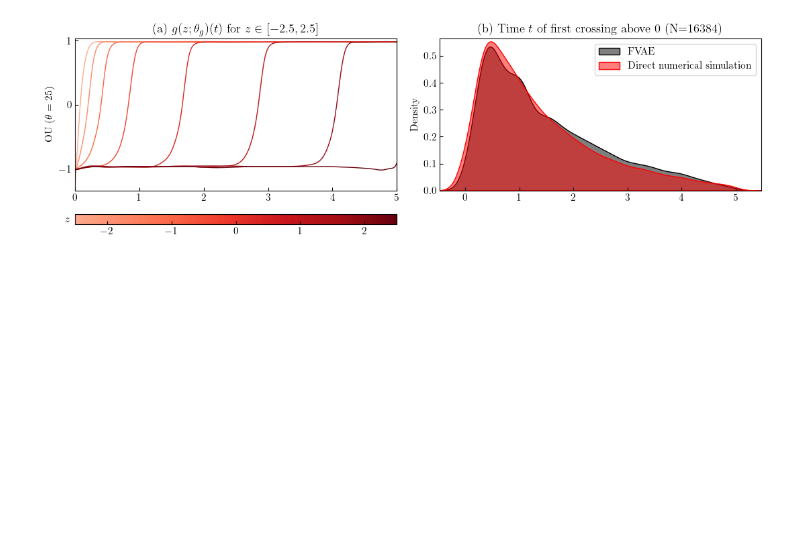
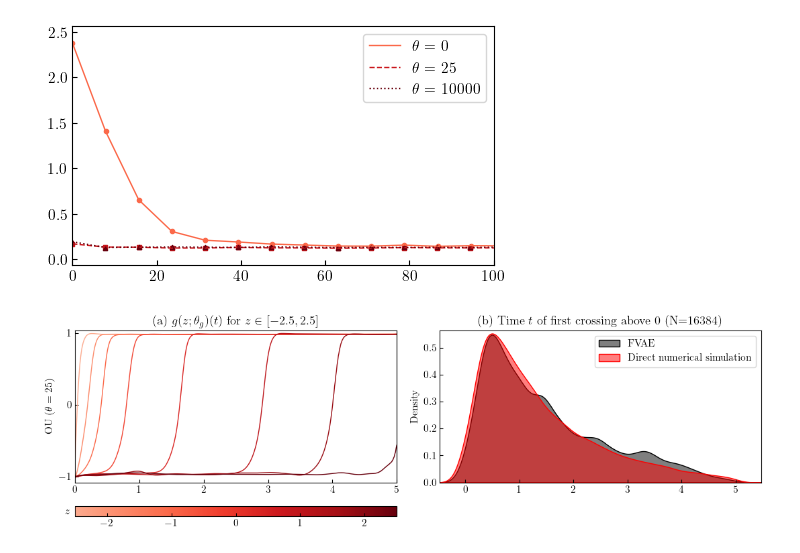
Before and after one commit to htlambley/functional_autoencoders, a Jupyter notebook: experiments/exp_sde1d/visualizations.ipynb, the cells around one changed output. Cells and saved outputs as stored; diff of their text form; code cells hidden in the pictures; blank space fills up the shorter version.

Commit message:
Add mse vs wallclock for sde1d

```diff
--- a/experiments/exp_sde1d/visualizations.ipynb
+++ b/experiments/exp_sde1d/visualizations.ipynb
@@ -104,3 +105,31 @@ if SAVE_DIR is not None:
+# %%
+data_output_dir = f"../../tmp/experiments/exp_sde1d/data/"
+mse_test_losses_per_theta_over_time = get_mse_losses_per_quantity_over_time(data_output_dir, "theta")
+# %%
+SAVE_DIR = None
+# SAVE_DIR = '../../figures/sde1d'
+# os.makedirs(SAVE_DIR, exist_ok=True)
+
+set_plot_style_publication()
+
+fig, ax = plt.subplots(1, 1)
+fig.set_size_inches(4.9, 2.9)
+plot_wallclock(
+    ax=ax,
+    losses=mse_test_losses_per_theta_over_time,
+    right_lim=100,
+    label_fn=lambda theta: rf'$\theta$ = {int(theta)}',
+)
+ax.legend()
+
+if SAVE_DIR is not None:
+    plt.savefig(f"{SAVE_DIR}/sde1d_wallclock.pdf")
+    plt.close()
+else:
+    plt.tight_layout()
+    plt.show()
+# %% [output]
+[figure, added]
 # %%
 LATENT_VARIABLE_THETA = 25
 
@@ -128,4 +157,4 @@ fig.tight_layout()
 if SAVE_DIR is not None:
     fig.savefig(f"{SAVE_DIR}/sde_latent_variables.pdf")
 # %% [output]
-[figure, old version]
+[figure, new version]
```
Also changed, not shown: parts of 3 cells of this notebook, 4 other files.
